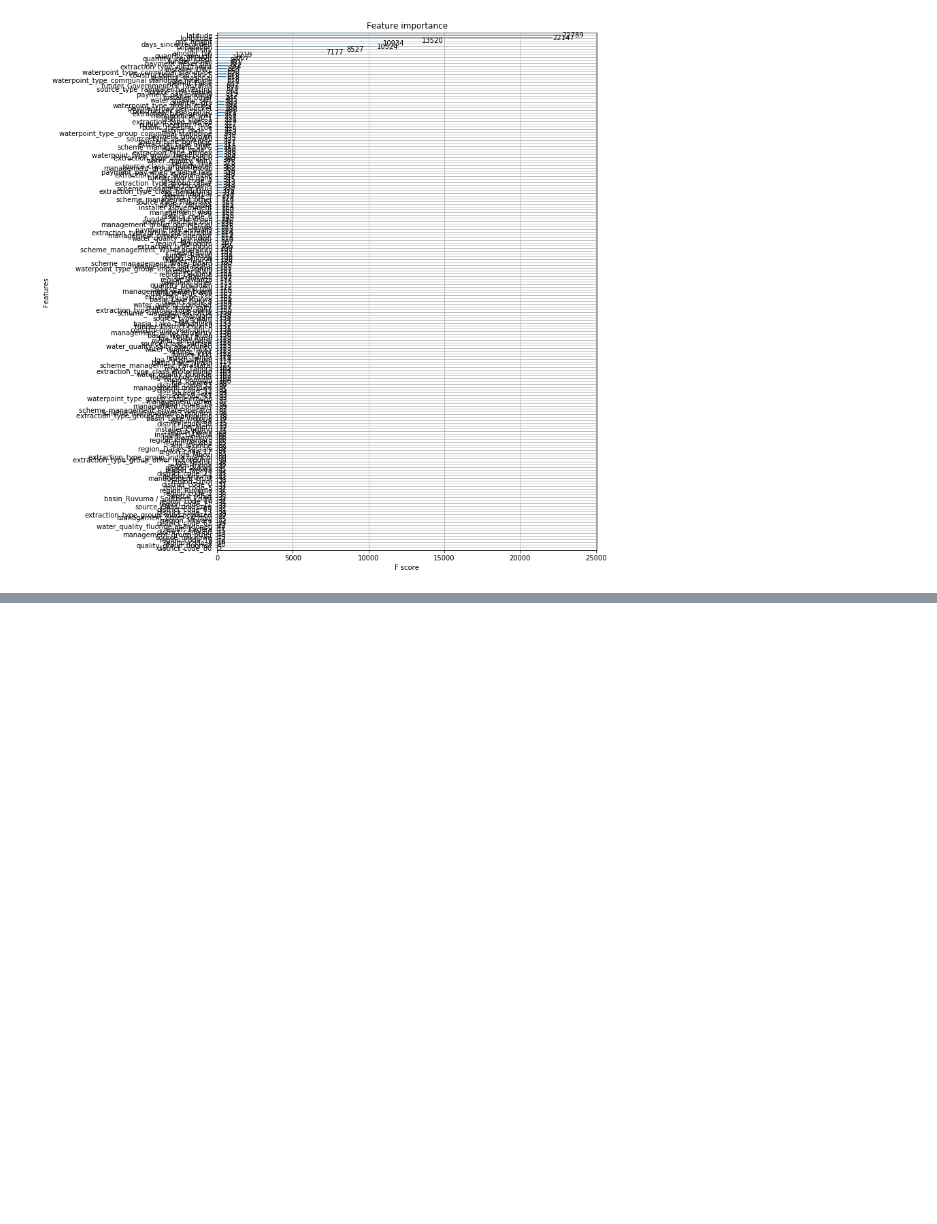
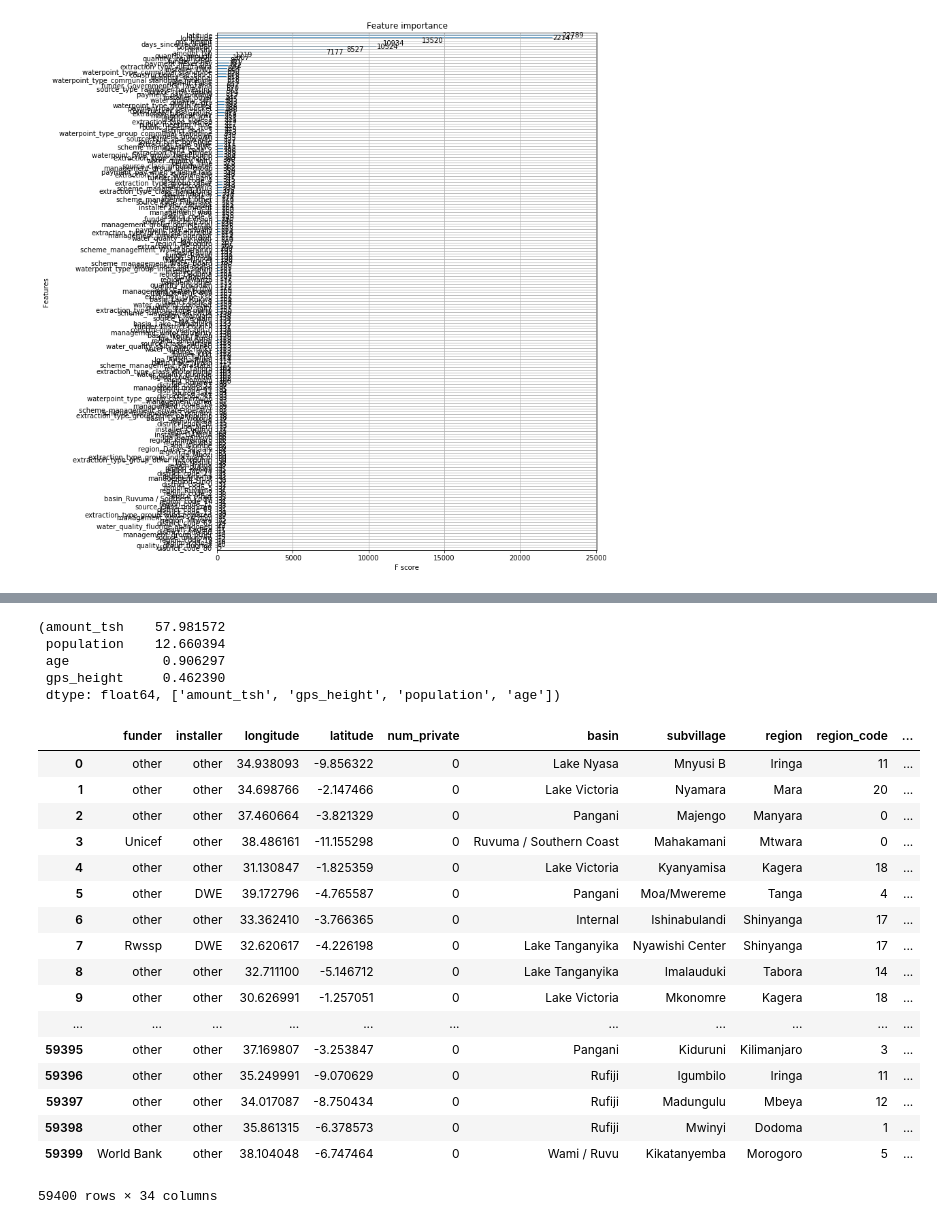
Before and after one commit to mradazoury/Pump_it_Up_ML_project, a Jupyter notebook: ML2_Group_model_RH.ipynb, the cells around one changed output, grey strips where cells are left out. Cells and saved outputs as stored; diff of their text form; code cells hidden in the pictures; blank space fills up the shorter version.

```diff
--- a/ML2_Group_model_RH.ipynb
+++ b/ML2_Group_model_RH.ipynb
@@ -1131,0 +1161,5 @@ X_train_after_rfe.head()
+# %%
+#Load Datasets
+data = pd.read_csv("./FE_Final/train_data_prepared.csv")
+target = pd.read_csv("./original_datasets/training_set_labels.csv")
+target=target[["status_group"]]
@@ -1131,0 +1201,11 @@ X_train_after_rfe.head()
+# %%
+temp = data[['amount_tsh', 'gps_height', 'population', 'age']]
+data = data.drop(columns = ['amount_tsh', 'gps_height', 'population', 'age'])
+# %%
+feature_skewness(temp)
+# %% [output]
+(amount_tsh    57.981572
+ population    12.660394
+ age            0.906297
+ gps_height     0.462390
+ dtype: float64, ['amount_tsh', 'gps_height', 'population', 'age'])
@@ -1131,0 +1224,21 @@ X_train_after_rfe.head()
+# %%
+data
+# %% [output]
+|  | funder | installer | longitude | latitude | num_private | basin | subvillage | region | region_code | ... |
+| 0 | other | other | 34.938093 | -9.856322 | 0 | Lake Nyasa | Mnyusi B | Iringa | 11 | ... |
+| 1 | other | other | 34.698766 | -2.147466 | 0 | Lake Victoria | Nyamara | Mara | 20 | ... |
+| 2 | other | other | 37.460664 | -3.821329 | 0 | Pangani | Majengo | Manyara | 0 | ... |
+| 3 | Unicef | other | 38.486161 | -11.155298 | 0 | Ruvuma / Southern Coast | Mahakamani | Mtwara | 0 | ... |
+| 4 | other | other | 31.130847 | -1.825359 | 0 | Lake Victoria | Kyanyamisa | Kagera | 18 | ... |
+| 5 | other | DWE | 39.172796 | -4.765587 | 0 | Pangani | Moa/Mwereme | Tanga | 4 | ... |
+| 6 | other | other | 33.362410 | -3.766365 | 0 | Internal | Ishinabulandi | Shinyanga | 17 | ... |
+| 7 | Rwssp | DWE | 32.620617 | -4.226198 | 0 | Lake Tanganyika | Nyawishi Center | Shinyanga | 17 | ... |
+| 8 | other | other | 32.711100 | -5.146712 | 0 | Lake Tanganyika | Imalauduki | Tabora | 14 | ... |
+| 9 | other | other | 30.626991 | -1.257051 | 0 | Lake Victoria | Mkonomre | Kagera | 18 | ... |
+| ... | ... | ... | ... | ... | ... | ... | ... | ... | ... | ... |
+| 59395 | other | other | 37.169807 | -3.253847 | 0 | Pangani | Kiduruni | Kilimanjaro | 3 | ... |
+| 59396 | other | other | 35.249991 | -9.070629 | 0 | Rufiji | Igumbilo | Iringa | 11 | ... |
+| 59397 | other | other | 34.017087 | -8.750434 | 0 | Rufiji | Madungulu | Mbeya | 12 | ... |
+| 59398 | other | other | 35.861315 | -6.378573 | 0 | Rufiji | Mwinyi | Dodoma | 1 | ... |
+| 59399 | World Bank | other | 38.104048 | -6.747464 | 0 | Wami / Ruvu | Kikatanyemba | Morogoro | 5 | ... |
+59400 rows × 34 columns
```
Also changed, not shown: parts of 14 cells of this notebook, 15 other files.
